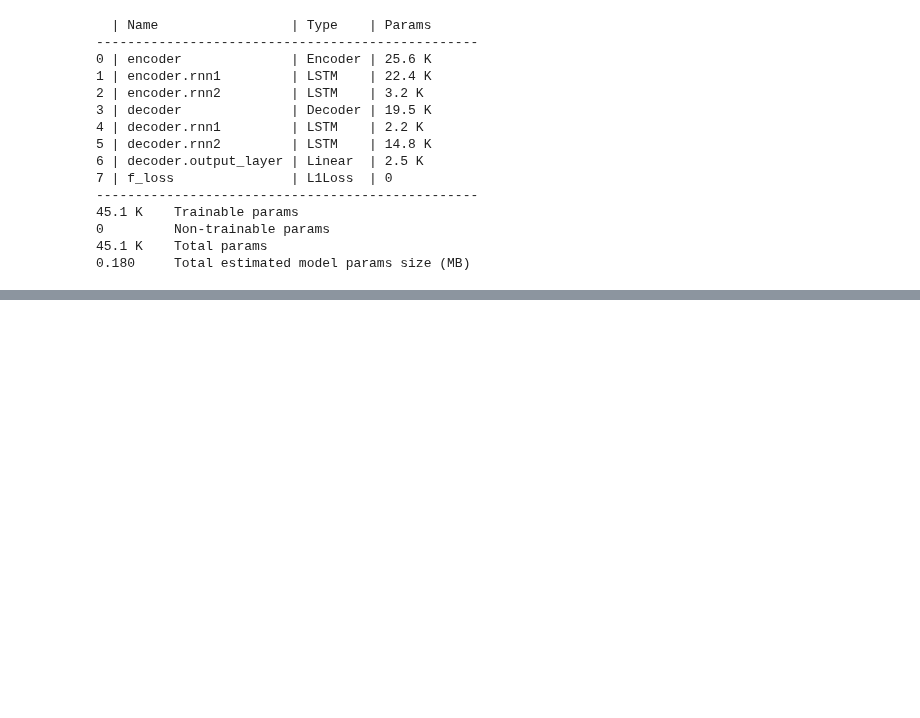
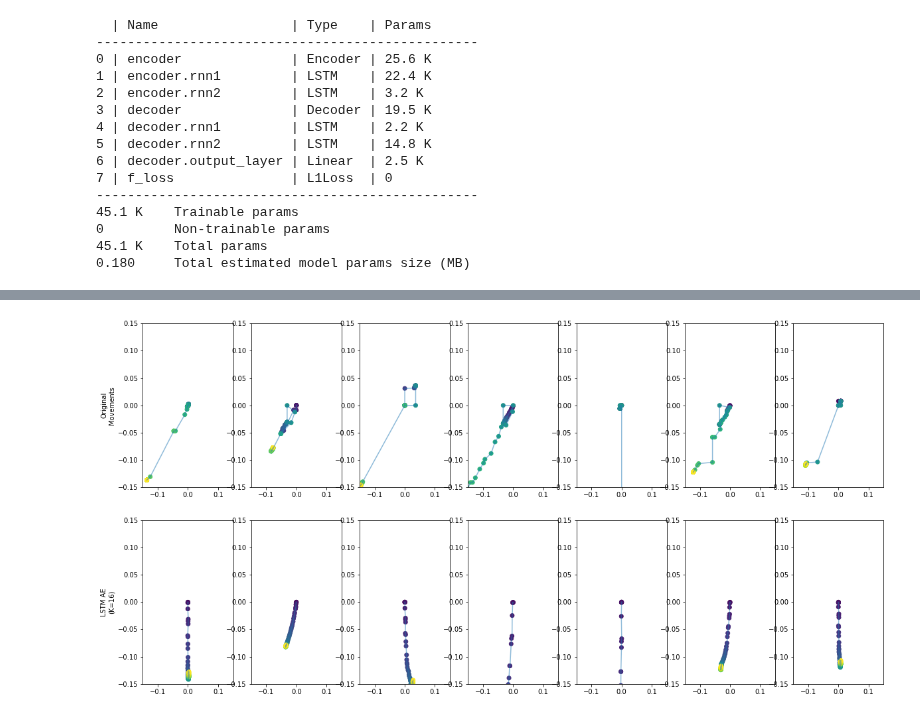
Before and after one commit to NevVerVer/Neuromatch_2022_EcoG_movements, a Jupyter notebook: models/lstm_model_training.ipynb, the cells around one changed output, grey strips where cells are left out. Cells and saved outputs as stored; diff of their text form; code cells hidden in the pictures; blank space fills up the shorter version.

```diff
--- a/models/lstm_model_training.ipynb
+++ b/models/lstm_model_training.ipynb
@@ -274,31 +257,33 @@ NotebookApp.rate_limit_window=3.0 (secs)
 # %%
 n_plot = 7
 plt.figure(figsize=(20, 10))
-dataset_all = X_train.to('cpu')
-# dataset_all = torch.tensor(dataset_all[k_mean_labels == 8], device='cpu', dtype=DTYPE)
+# dataset_all = X_train.to('cpu')
+dataset_all = torch.tensor(dataset[k_mean_labels == 8], device='cpu')
 
 def plot_reaches_(x, y, duration=0):
     plt.plot(x, y, '-', alpha = 0.5)
     plt.scatter(x, y, c=np.arange(75))
     if duration != 0:
         plt.scatter(x[duration], y[duration], c = "r")
     plt.xlim(-0.15, 0.15)
     plt.ylim(-0.15, 0.15)
 
 for i in range(n_plot):
     idx = torch.randint(len(dataset_all), size=())
     data_ = dataset_all[idx]
     with torch.no_grad():
       # Get reconstructed movements from autoencoder
-      rae_recon = rae(data_.unsqueeze(0).to('cpu'))[0]
+      rae_recon = rae(data_.unsqueeze(0).to('cpu').float())[0]
 
     plt.subplot(2, n_plot, i+1)
-    plot_reaches_(data_[0, :], data_[1, :])
+    plot_reaches_(data_[:, 0], data_[:, 1])
     if i == 0:
         plt.ylabel('Original\nMovements')
 
     plt.subplot(2, n_plot, i + 1 + n_plot)
     plot_reaches_(rae_recon[0, :], rae_recon[1, :])
     if i == 0:
         plt.ylabel(f'LSTM AE\n(K={K})')
 plt.show()
+# %% [output]
+[figure, added]
```
Also changed, not shown: parts of 1 cell of this notebook.
